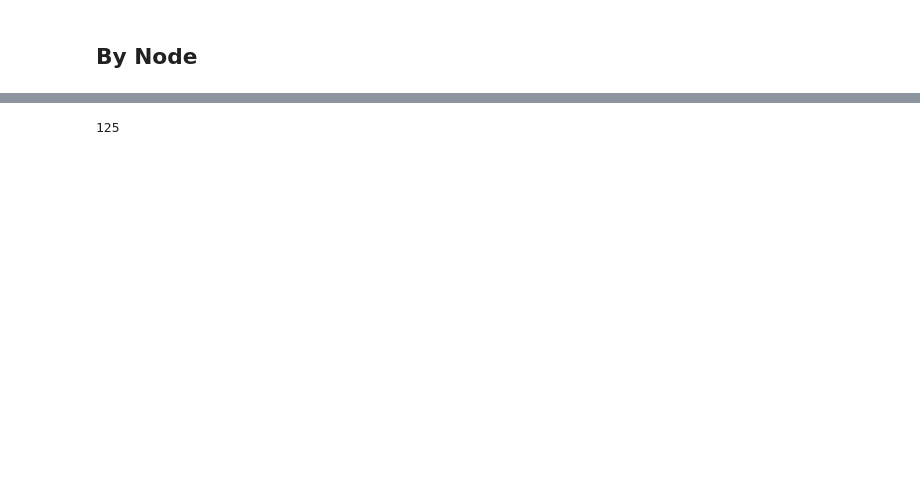
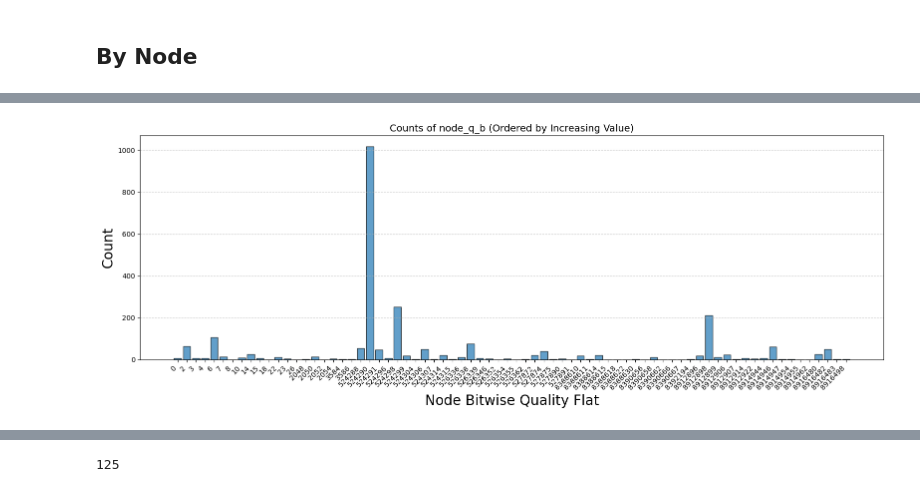
Before and after one commit to mlmac-seid/SWOTson_River, a Jupyter notebook: scripts/SWOT_timeseries.ipynb, the cells around one changed output, grey strips where cells are left out. Cells and saved outputs as stored; diff of their text form; code cells hidden in the pictures; blank space fills up the shorter version.

```diff
--- a/scripts/SWOT_timeseries.ipynb
+++ b/scripts/SWOT_timeseries.ipynb
@@ -184,0 +292,24 @@ SWOT_df_filtered = SWOT_df[
+# %%
+import matplotlib.pyplot as plt
+import pandas as pd
+
+# Drop NaNs and convert to numeric (for proper sorting)
+node_q_b_series = pd.to_numeric(SWOT_df_filtered['node_q_b'], errors='coerce').dropna()
+
+# Count occurrences
+node_q_b_counts = node_q_b_series.value_counts().sort_index()  # Sort by increasing node_q_b value
+
+# Create the bar plot
+plt.figure(figsize=(16, 6))
+plt.bar(node_q_b_counts.index.astype(str), node_q_b_counts.values, edgecolor='black', alpha=0.7)
+
+plt.title('Counts of node_q_b (Ordered by Increasing Value)', fontsize=14)
+plt.xlabel('Node Bitwise Quality Flat', fontsize=20)
+plt.ylabel('Count', fontsize=20)
+# plt.ylim(0, 100)  # Set y-axis limit
+plt.grid(axis='y', linestyle='--', alpha=0.7)
+plt.xticks(rotation=45, ha='right')
+plt.tight_layout()
+plt.show()
+# %% [output]
+[figure, added]
```
Also changed, not shown: parts of 7 cells of this notebook, 2 other files.
